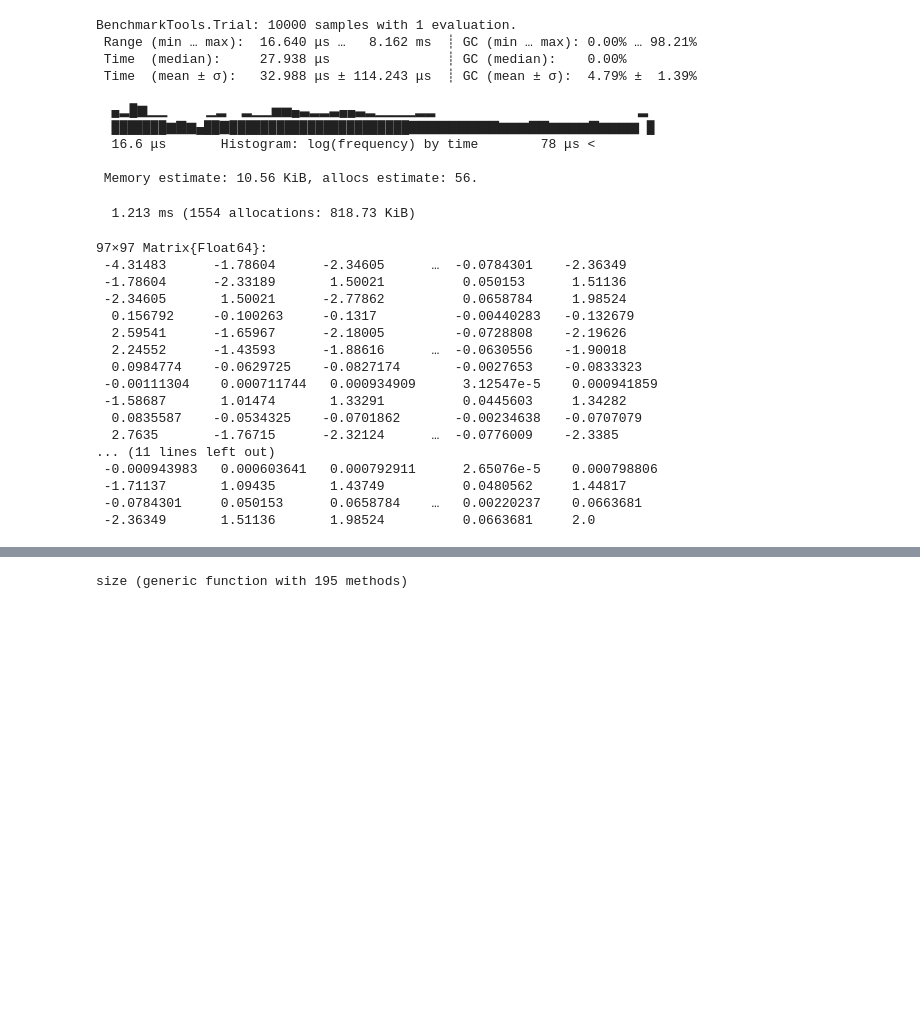
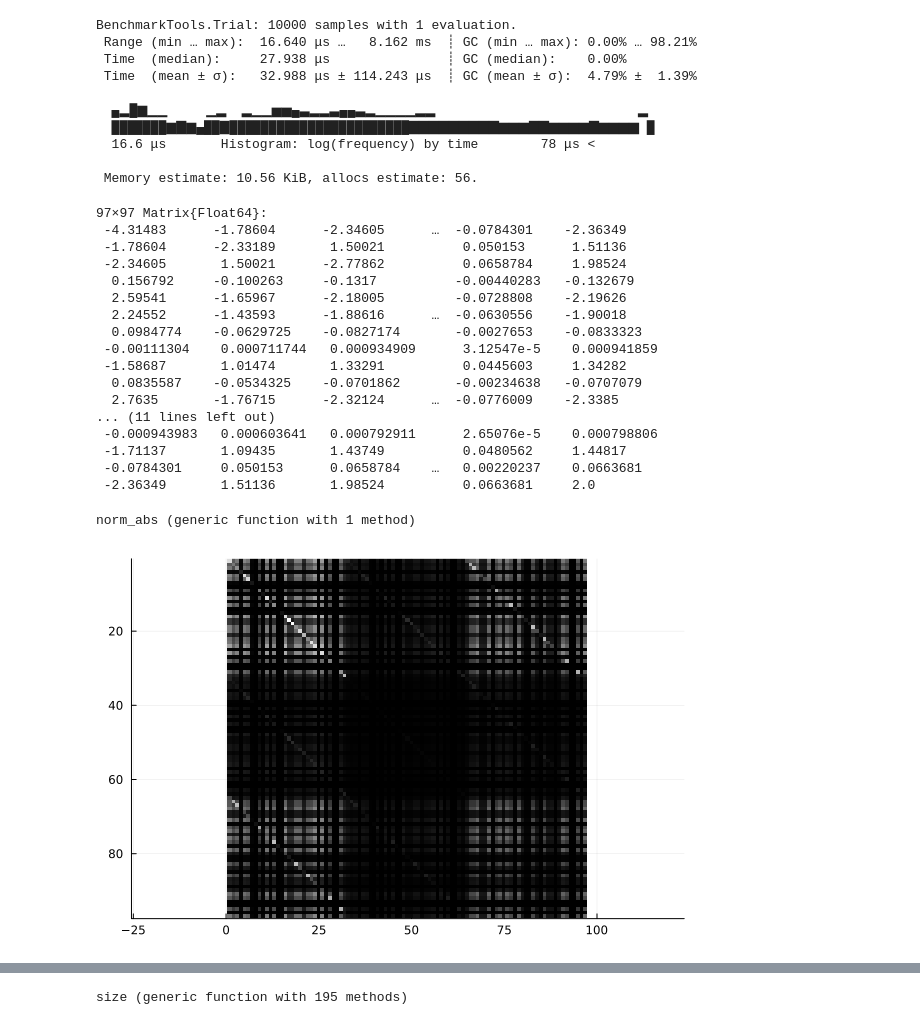
Before and after one commit to JuliaTrustworthyAI/LaplaceRedux.jl, a Jupyter notebook: dev/notebooks/KFAC/trialKFAC-Severin.ipynb, the cells around one changed output, grey strips where cells are left out. Cells and saved outputs as stored; diff of their text form; code cells hidden in the pictures; blank space fills up the shorter version.

Commit message:
Viz the Hessian

```diff
--- a/dev/notebooks/KFAC/trialKFAC-Severin.ipynb
+++ b/dev/notebooks/KFAC/trialKFAC-Severin.ipynb
@@ -200,23 +163,34 @@ function lossv(theta::Vector)
     Flux.Losses.mse(m(x_1), y_1)
 end;
 
-@btime Zygote.hessian(lossv, theta)
+H = Zygote.hessian(lossv, theta)
 # %% [output]
-  1.213 ms (1554 allocations: 818.73 KiB)
+97×97 Matrix{Float64}:
+ -4.31483      -1.78604      -2.34605      …  -0.0784301    -2.36349
+ -1.78604      -2.33189       1.50021          0.050153      1.51136
+ -2.34605       1.50021      -2.77862          0.0658784     1.98524
+  0.156792     -0.100263     -0.1317          -0.00440283   -0.132679
+  2.59541      -1.65967      -2.18005         -0.0728808    -2.19626
+  2.24552      -1.43593      -1.88616      …  -0.0630556    -1.90018
+  0.0984774    -0.0629725    -0.0827174       -0.0027653    -0.0833323
+ -0.00111304    0.000711744   0.000934909      3.12547e-5    0.000941859
+ -1.58687       1.01474       1.33291          0.0445603     1.34282
+  0.0835587    -0.0534325    -0.0701862       -0.00234638   -0.0707079
+  2.7635       -1.76715      -2.32124      …  -0.0776009    -2.3385
+... (11 lines left out)
+ -0.000943983   0.000603641   0.000792911      2.65076e-5    0.000798806
+ -1.71137       1.09435       1.43749          0.0480562     1.44817
+ -0.0784301     0.050153      0.0658784    …   0.00220237    0.0663681
+ -2.36349       1.51136       1.98524          0.0663681     2.0
-97×97 Matrix{Float64}:
- -4.31483      -1.78604      -2.34605      …  -0.0784301    -2.36349
- -1.78604      -2.33189       1.50021          0.050153      1.51136
- -2.34605       1.50021      -2.77862          0.0658784     1.98524
-  0.156792     -0.100263     -0.1317          -0.00440283   -0.132679
-  2.59541      -1.65967      -2.18005         -0.0728808    -2.19626
-  2.24552      -1.43593      -1.88616      …  -0.0630556    -1.90018
-  0.0984774    -0.0629725    -0.0827174       -0.0027653    -0.0833323
- -0.00111304    0.000711744   0.000934909      3.12547e-5    0.000941859
- -1.58687       1.01474       1.33291          0.0445603     1.34282
-  0.0835587    -0.0534325    -0.0701862       -0.00234638   -0.0707079
-  2.7635       -1.76715      -2.32124      …  -0.0776009    -2.3385
-... (11 lines left out)
- -0.000943983   0.000603641   0.000792911      2.65076e-5    0.000798806
- -1.71137       1.09435       1.43749          0.0480562     1.44817
- -0.0784301     0.050153      0.0658784    …   0.00220237    0.0663681
- -2.36349       1.51136       1.98524          0.0663681     2.0
+# %%
+function norm_abs(H)
+    H_abs = broadcast(abs, H)
+    H_abs ./ findmax(H_abs)[1]
+end
+# %% [output]
+norm_abs (generic function with 1 method)
+# %%
+using Colors, Plots
+plot(Gray.(norm_abs(H)))
+# %% [output]
+[figure, added]
```
Also changed, not shown: parts of 12 cells of this notebook.
